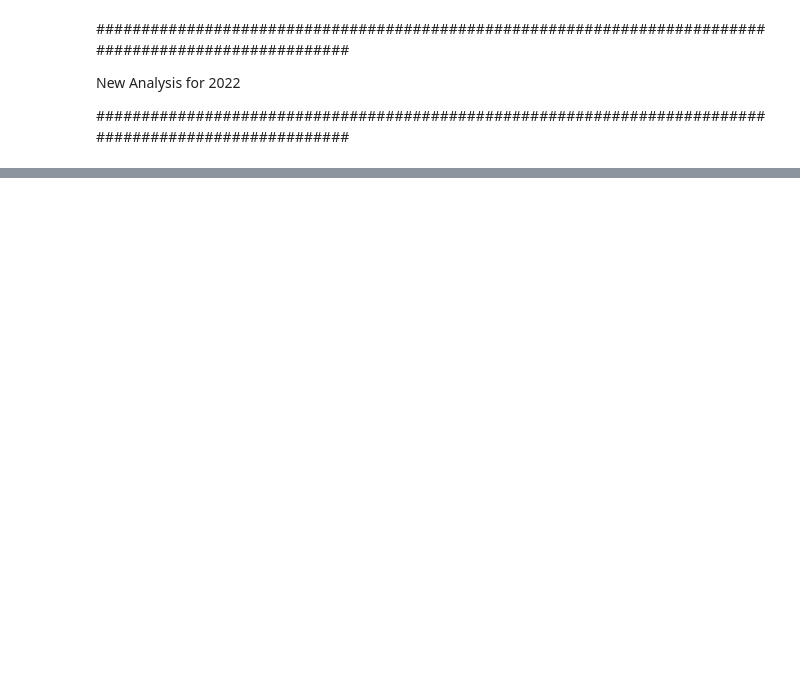
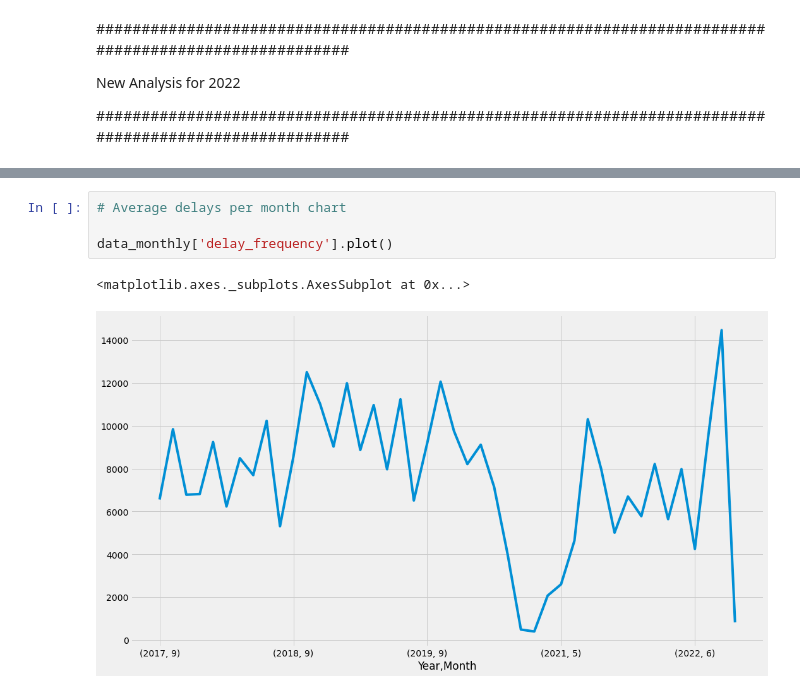
Before and after one commit to NewYorkCityCouncil/schoolBusDelays2022, a Jupyter notebook: code/school_bus_analysis.ipynb, the cells around one changed output, grey strips where cells are left out. Saved outputs shown, nothing was run; the diff lists cells and outputs as text; blank space fills up the shorter version.

```diff
--- a/code/school_bus_analysis.ipynb
+++ b/code/school_bus_analysis.ipynb
@@ -449,0 +403,7 @@ time: 1.81 s (started: 2022-11-01 17:37:13 -04:00)
+# %%
+# Average delays per month chart
+
+data_monthly['delay_frequency'].plot()
+# %% [output]
+<matplotlib.axes._subplots.AxesSubplot at 0x...>
+[figure, added]
```
Also changed, not shown: parts of 27 cells of this notebook.
